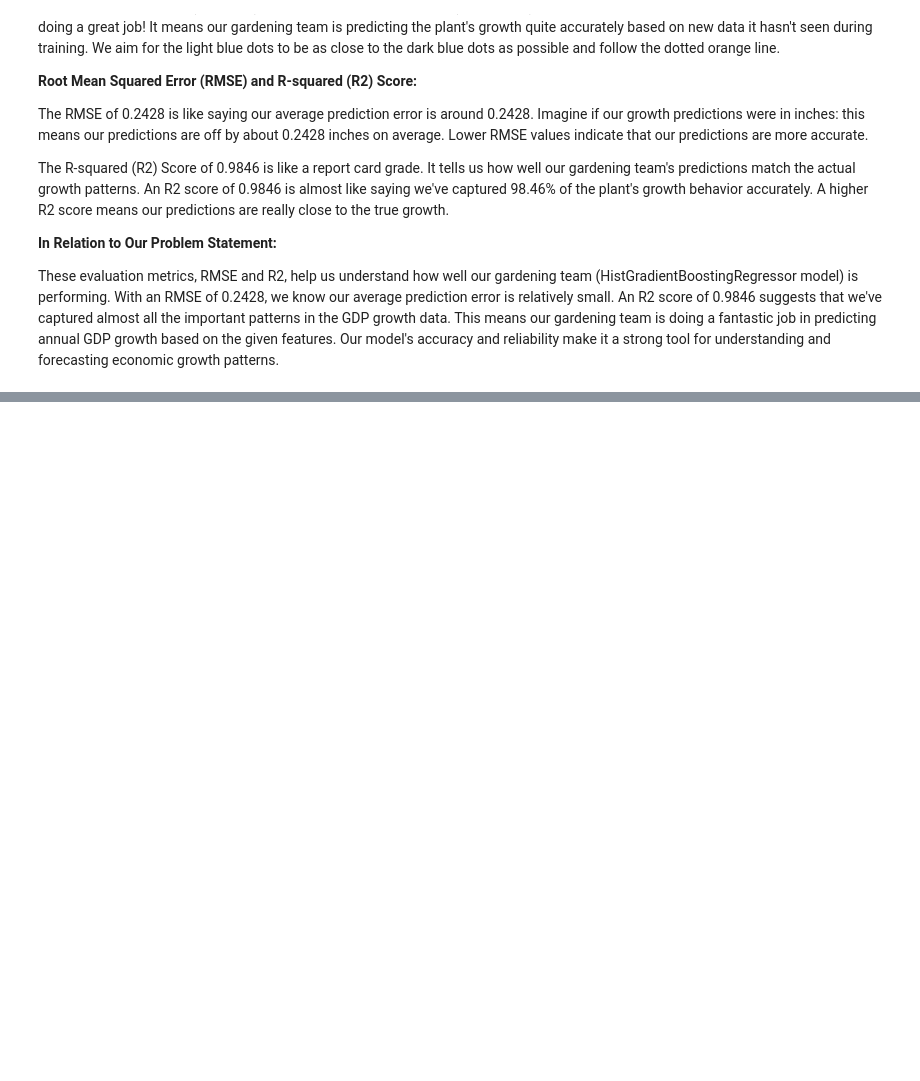
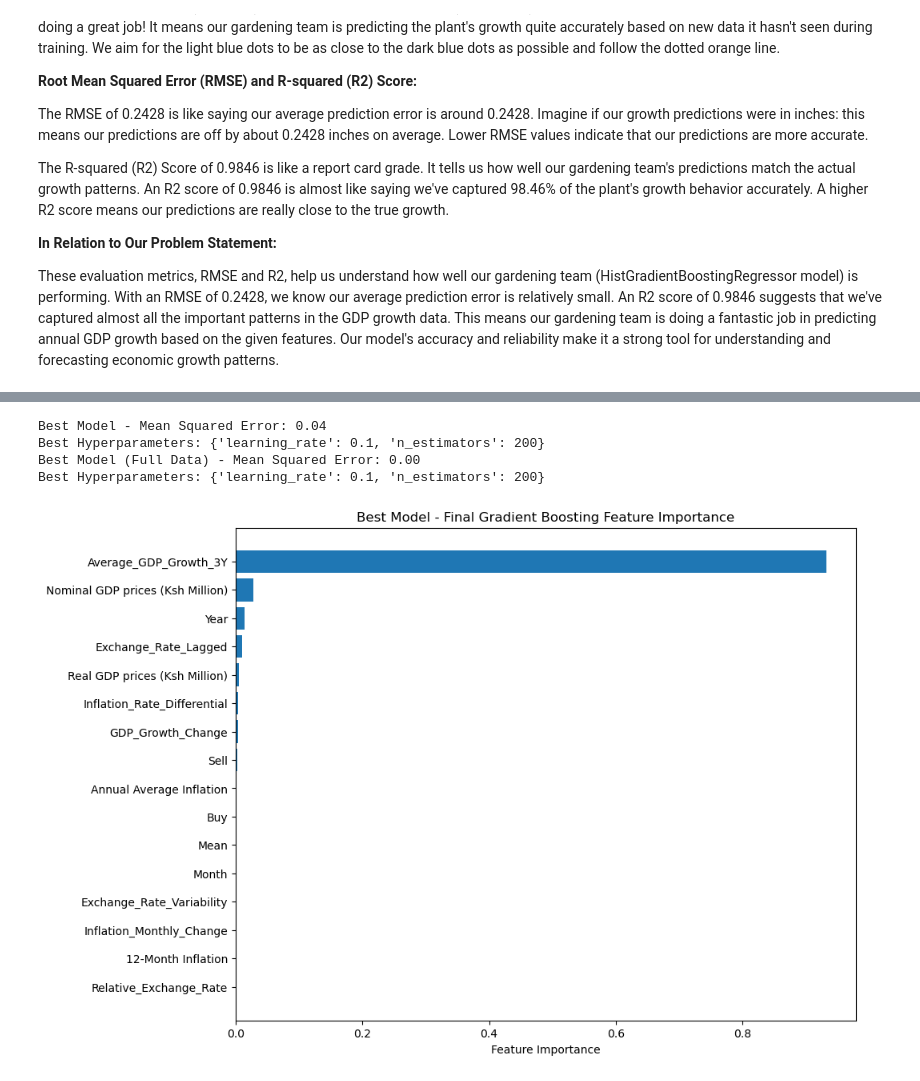
Before and after one commit to MadScie254/Phase-3-project-modelling, a Jupyter notebook: Model.ipynb, the cells around one changed output, grey strips where cells are left out. Saved outputs shown, nothing was run; the diff lists cells and outputs as text; code cells hidden in the pictures; blank space fills up the shorter version.

Commit message:
Update Model.ipynb
"Gradient Boosting Regression Model"

```diff
--- a/Model.ipynb
+++ b/Model.ipynb
@@ -1211,0 +1220,71 @@ These evaluation metrics, RMSE and R2, help us understand how well our gardening
+# %%
+import pandas as pd
+from sklearn.model_selection import train_test_split
+from sklearn.ensemble import GradientBoostingRegressor
+from sklearn.metrics import mean_squared_error
+import matplotlib.pyplot as plt
+from sklearn.impute import SimpleImputer
+from sklearn.model_selection import GridSearchCV
+
+# Step 1: Data Loading and Preparation
+merged_data = pd.read_csv('Merged_and_Engineered_Data.csv')
+
+# Define the list of numerical columns
+numerical_columns = ['Nominal GDP prices (Ksh Million)', 'Real GDP prices (Ksh Million)']
+
+# Remove commas and convert to float
+for column in numerical_columns:
+    merged_data[column] = merged_data[column].str.replace(',', '').astype(float)
+
+# Step 2: Splitting the Data
+X = merged_data.drop(['Currency', 'Annual GDP growth (%)', 'Date'], axis=1)
+y = merged_data['Annual GDP growth (%)']
+
+X_train, X_test, y_train, y_test = train_test_split(X, y, test_size=0.2, random_state=42)
+
+# Preprocess data (impute missing values)
+imputer = SimpleImputer(strategy='mean')
+X_train_imputed = imputer.fit_transform(X_train)
+X_test_imputed = imputer.transform(X_test)
+
+# Define model and hyperparameters
+model = GradientBoostingRegressor(random_state=42)
+param_grid = {'n_estimators': [100, 200, 300], 'learning_rate': [0.1, 0.01, 0.001]}
+grid_search = GridSearchCV(model, param_grid, cv=5, scoring='neg_mean_squared_error', n_jobs=-1)
+
+# Perform grid search
+grid_search.fit(X_train_imputed, y_train)
+
+best_model = grid_search.best_estimator_
+
+# Model Evaluation with the Best Model
+y_pred = best_model.predict(X_test_imputed)
+mse = mean_squared_error(y_test, y_pred)
+print(f"Best Model - Mean Squared Error: {mse:.2f}")
+print("Best Hyperparameters:", grid_search.best_params_)
+
+# Model Training and Re-Evaluation with Full Training Set
+X_imputed = imputer.fit_transform(X)  # Impute missing values in X
+
+best_model.fit(X_imputed, y)  # Train on the full dataset with imputed values
+y_pred = best_model.predict(X_imputed)  # Predict on the full dataset
+mse = mean_squared_error(y, y_pred)  # Calculate MSE using the full dataset predictions
+print(f"Best Model (Full Data) - Mean Squared Error: {mse:.2f}")
+print("Best Hyperparameters:", grid_search.best_params_)
+
+# Final Feature Importance Analysis
+feature_importances = best_model.feature_importances_
+sorted_idx = feature_importances.argsort()
+
+plt.figure(figsize=(10, 8))
+plt.barh(range(len(sorted_idx)), feature_importances[sorted_idx], align='center')
+plt.yticks(range(len(sorted_idx)), X.columns[sorted_idx])  # Use column names from X
+plt.xlabel('Feature Importance')
+plt.title('Best Model - Final Gradient Boosting Feature Importance')
+plt.show()
+# %% [output]
+Best Model - Mean Squared Error: 0.04
+Best Hyperparameters: {'learning_rate': 0.1, 'n_estimators': 200}
+Best Model (Full Data) - Mean Squared Error: 0.00
+Best Hyperparameters: {'learning_rate': 0.1, 'n_estimators': 200}
+[figure, added]
```
Also changed, not shown: parts of 3 cells of this notebook.
